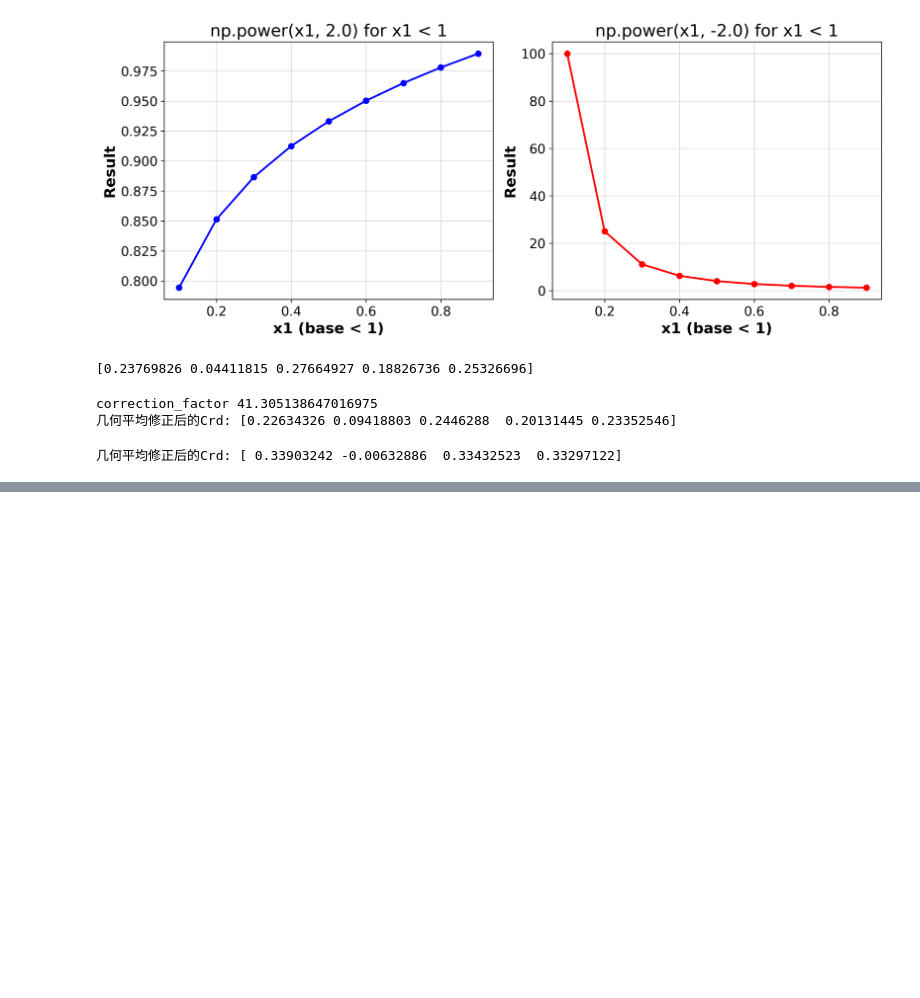
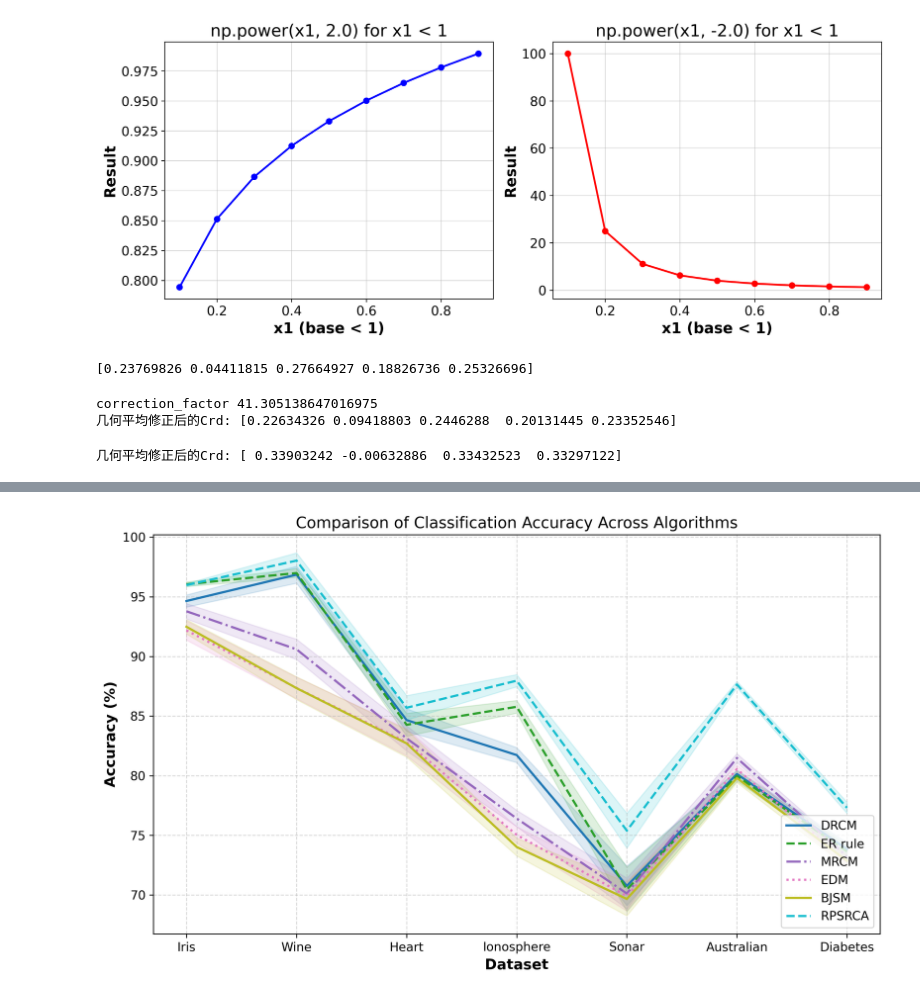
Before and after one commit to bitofbing/DS, a Jupyter notebook: owa_distance_fused.ipynb, the cells around one changed output, grey strips where cells are left out. Saved outputs shown, nothing was run; the diff lists cells and outputs as text; code cells hidden in the pictures; blank space fills up the shorter version.

```diff
--- a/owa_distance_fused.ipynb
+++ b/owa_distance_fused.ipynb
@@ -2212,0 +2344,68 @@ print("几何平均修正后的Crd:", adjusted_Crd)
+# %%
+import matplotlib.pyplot as plt
+import numpy as np
+
+# ==============================
+# 数据输入部分（均值 ± 标准差）
+# ==============================
+datasets = ["Iris", "Wine", "Heart", "Ionosphere", "Sonar", "Australian", "Diabetes"]
+
+# 各算法的均值（accuracy）与标准差
+algorithms = {
+    "DRCM": {
+        "mean": [94.65, 96.86, 84.66, 81.73, 70.76, 80.14, 73.84],
+        "std":  [0.51, 0.71, 0.95, 0.63, 1.66, 0.34, 0.54]
+    },
+    "ER rule": {
+        "mean": [96.06, 97.00, 84.27, 85.78, 70.46, 79.98, 73.63],
+        "std":  [0.19, 0.36, 0.96, 0.53, 1.86, 0.43, 0.53]
+    },
+    "MRCM": {
+        "mean": [93.79, 90.60, 83.13, 76.41, 70.12, 81.48, 73.21],
+        "std":  [0.64, 0.85, 1.05, 0.68, 1.29, 0.37, 0.52]
+    },
+    "EDM": {
+        "mean": [92.19, 87.36, 82.81, 75.03, 69.90, 80.55, 72.77],
+        "std":  [0.81, 0.90, 1.14, 0.68, 1.25, 0.35, 0.48]
+    },
+    "BJSM": {
+        "mean": [92.49, 87.34, 82.71, 74.02, 69.66, 79.80, 72.86],
+        "std":  [0.60, 0.96, 1.15, 0.75, 1.41, 0.38, 0.52]
+    },
+    "RPSRCA": {
+        "mean": [95.99, 98.04, 85.70, 87.97, 75.39, 87.65, 77.31],
+        "std":  [0.13, 0.65, 1.02, 0.51, 1.46, 0.26, 0.47]
+    }
+}
+
+# ==============================
+# 绘图部分
+# ==============================
+plt.figure(figsize=(10, 6))
+x = np.arange(len(datasets))
+
+# 为不同算法选择可区分的颜色和线型
+colors = plt.cm.tab10(np.linspace(0, 1, len(algorithms)))
+linestyles = ['-', '--', '-.', ':', '-', '--']
+
+for (i, (name, data)) in enumerate(algorithms.items()):
+    mean = np.array(data["mean"])
+    std = np.array(data["std"])
+    plt.plot(x, mean, label=name, color=colors[i], linestyle=linestyles[i], linewidth=2)
+    plt.fill_between(x, mean - std, mean + std, color=colors[i], alpha=0.15)
+
+# ==============================
+# 图形美化
+# ==============================
+plt.xticks(x, datasets, fontsize=11)
+plt.yticks(fontsize=11)
+plt.xlabel("Dataset", fontsize=13)
+plt.ylabel("Accuracy (%)", fontsize=13)
+plt.title("Comparison of Classification Accuracy Across Algorithms", fontsize=14)
+plt.grid(True, linestyle="--", alpha=0.5)
+plt.legend(fontsize=11, loc="lower right", frameon=True)
+
+plt.tight_layout()
+plt.show()
+# %% [output]
+[figure, added]
```
Also changed, not shown: parts of 9 cells of this notebook, 26 other files.
